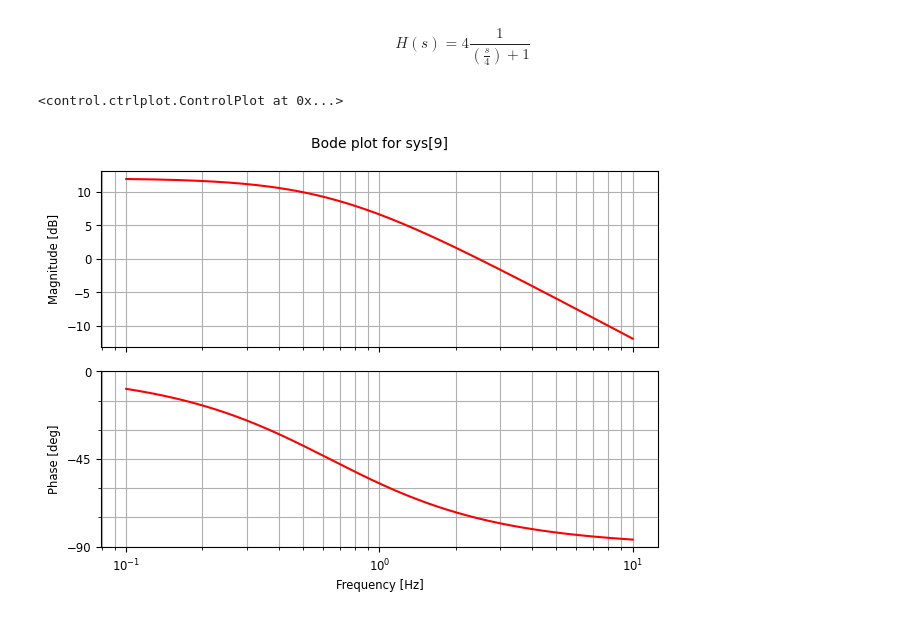
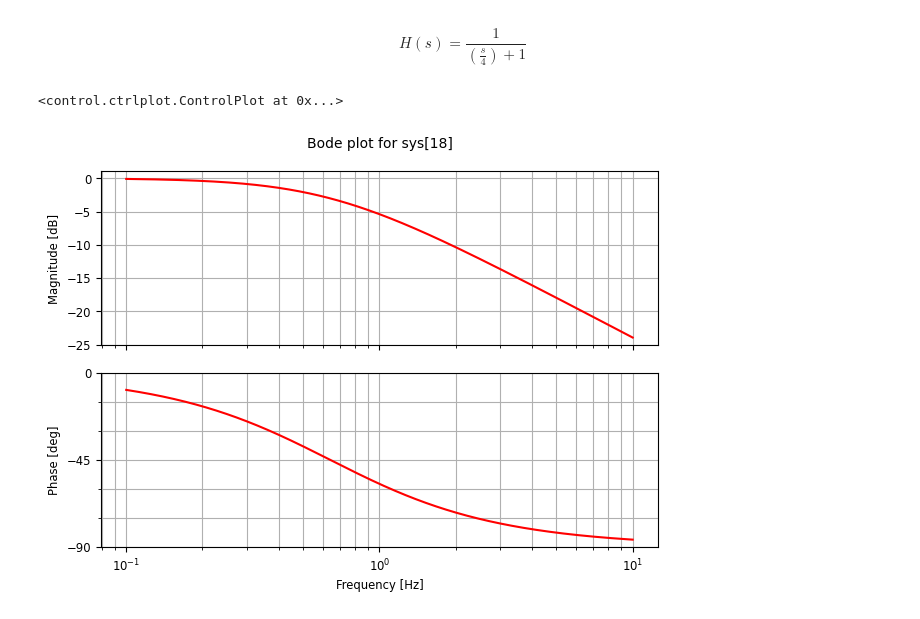
Before and after one commit to Nachito0407/Teoria-de-circuitos-II, a Jupyter notebook: Jupyter/guia_1.ipynb, the cells around one changed output. Saved outputs shown, nothing was run; the diff lists cells and outputs as text; code cells hidden in the pictures.

```diff
--- a/Jupyter/guia_1.ipynb
+++ b/Jupyter/guia_1.ipynb
@@ -22,4 +22,4 @@ Outputs (1): ['y[0]']
 ----------
 0.25 s + 1
 # %% [markdown]
-$$H(s)= 4\frac{1}{(\frac{s}{4})+1}$$
+$$H(s)= \frac{1}{(\frac{s}{4})+1}$$
@@ -28,9 +26,10 @@ w = np.logspace(-1,6,200) # Genera un vector de 200 puntos entre 10^-1 y 10^6
 # %%
 #mag,phase,omega = control.bode(Gtf,dB=True,Hz=True, grid=False, color="green")
 #mag,phase, omega = control.bode(G)
-Gtf_1 = 4*control.tf([1], [1/4,1])
-control.bode_plot(Gtf_1,dB=True,Hz=True, grid=True, color="red")
+Gtf = control.tf([4], [1,4])
+w = np.logspace(-1,5,100) # Genera un vector de 200 puntos entre 10^-1 y 10^6
+control.bode_plot(Gtf,dB=True,Hz=True, grid=True, color="red")
 #control.bode_plot(Gtf,w,wrap_phase=True,dB=True,Hz=True, grid=False, color="green")
 # %% [output]
 <control.ctrlplot.ControlPlot at 0x...>
-[figure, old version]
+[figure, new version]
```
Also changed, not shown: parts of 2 cells of this notebook, 2 other files.
